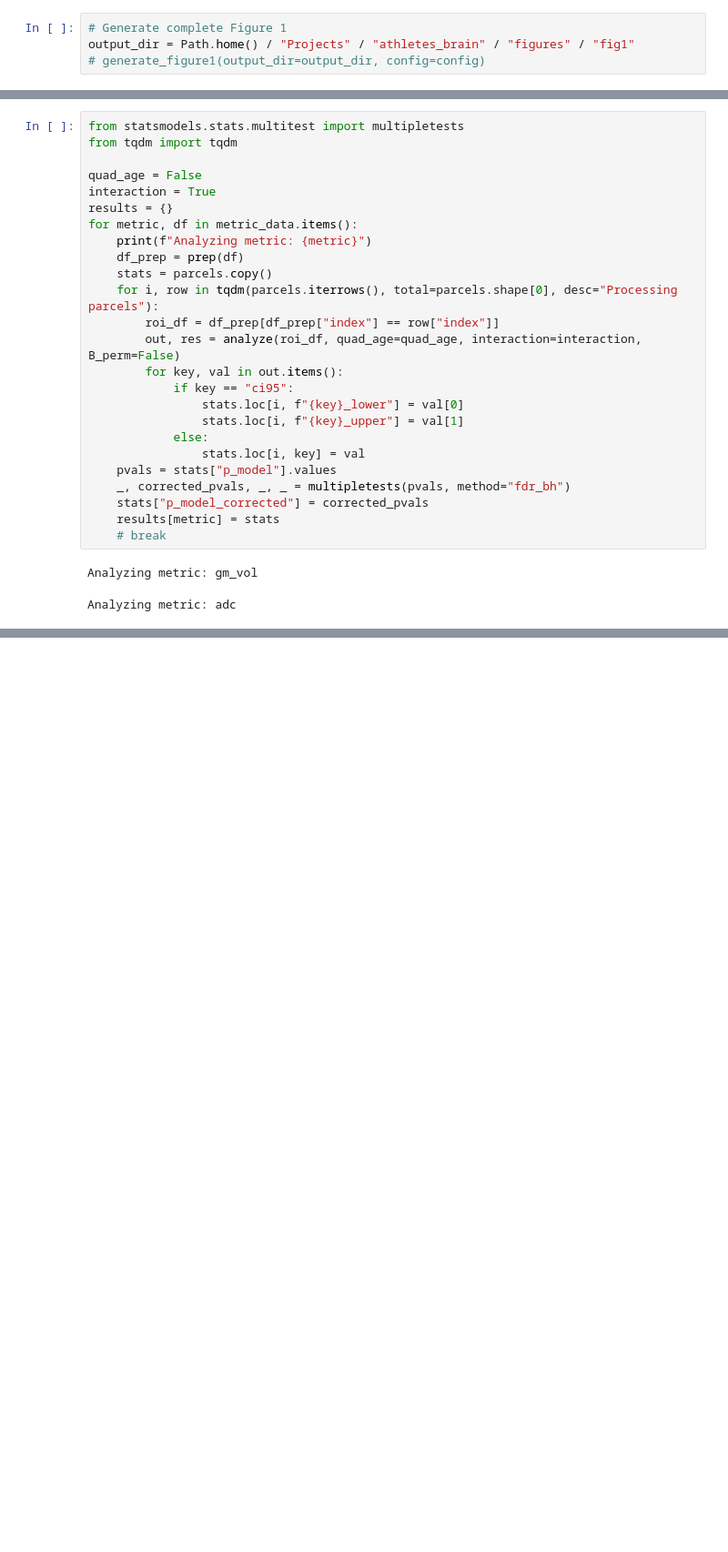
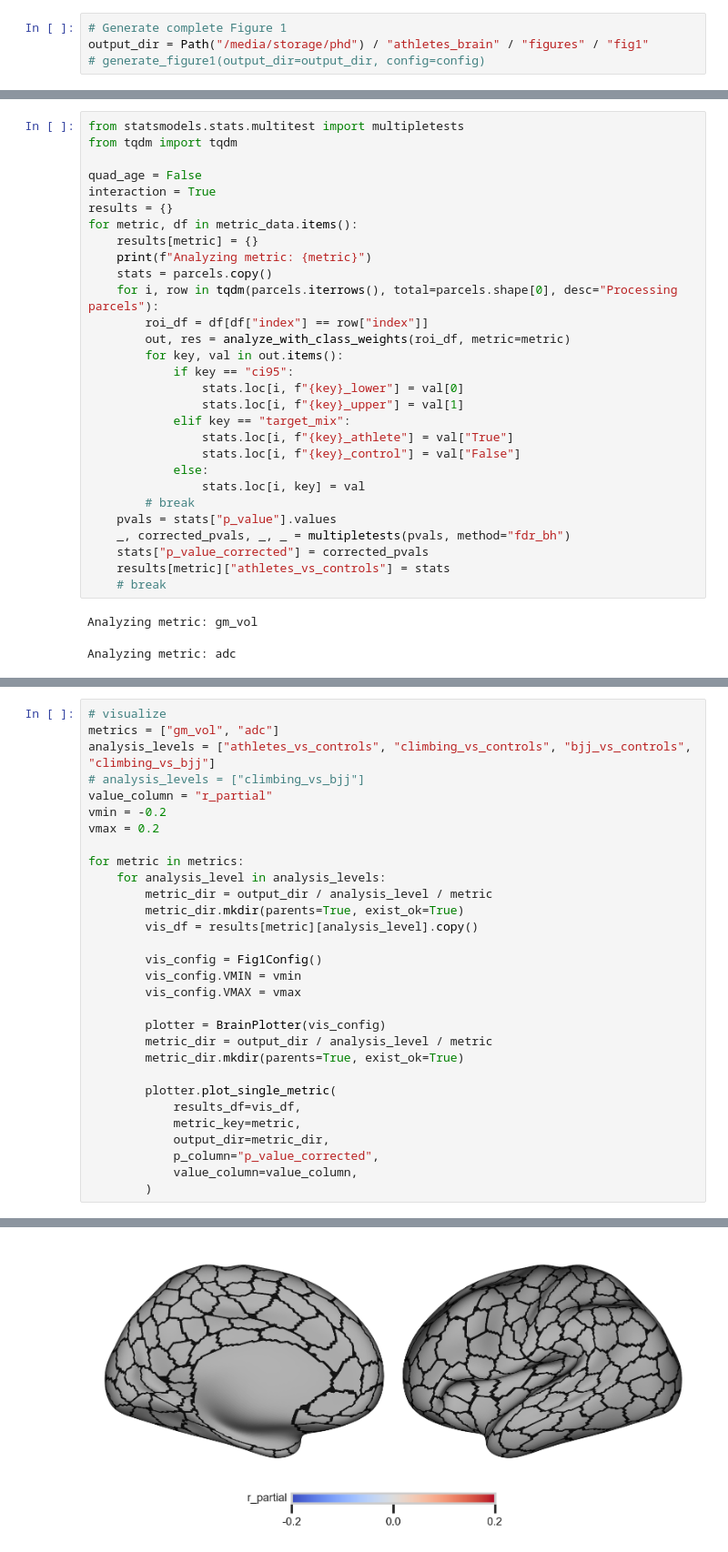
Before and after one commit to GalKepler/athletes_brain, a Jupyter notebook: notebooks/fig1/fig1_new.ipynb, the cells around one changed output, grey strips where cells are left out. Shown at 91% size. Saved outputs shown, nothing was run; the diff lists cells and outputs as text; blank space fills up the shorter version.

```diff
--- a/notebooks/fig1/fig1_new.ipynb
+++ b/notebooks/fig1/fig1_new.ipynb
@@ -58,7 +58,7 @@ Visualization range: [-5, 5]
 Use the main function to generate all comparisons and visualizations.
 # %%
 # Generate complete Figure 1
-output_dir = Path.home() / "Projects" / "athletes_brain" / "figures" / "fig1"
+output_dir = Path("/media/storage/phd") / "athletes_brain" / "figures" / "fig1"
 # generate_figure1(output_dir=output_dir, config=config)
 # %% [markdown]
 ## Step-by-Step Analysis
@@ -208,22 +148,26 @@ quad_age = False
 interaction = True
 results = {}
 for metric, df in metric_data.items():
+    results[metric] = {}
     print(f"Analyzing metric: {metric}")
-    df_prep = prep(df)
     stats = parcels.copy()
     for i, row in tqdm(parcels.iterrows(), total=parcels.shape[0], desc="Processing parcels"):
-        roi_df = df_prep[df_prep["index"] == row["index"]]
-        out, res = analyze(roi_df, quad_age=quad_age, interaction=interaction, B_perm=False)
+        roi_df = df[df["index"] == row["index"]]
+        out, res = analyze_with_class_weights(roi_df, metric=metric)
         for key, val in out.items():
             if key == "ci95":
                 stats.loc[i, f"{key}_lower"] = val[0]
                 stats.loc[i, f"{key}_upper"] = val[1]
+            elif key == "target_mix":
+                stats.loc[i, f"{key}_athlete"] = val["True"]
+                stats.loc[i, f"{key}_control"] = val["False"]
             else:
                 stats.loc[i, key] = val
-    pvals = stats["p_model"].values
+        # break
+    pvals = stats["p_value"].values
     _, corrected_pvals, _, _ = multipletests(pvals, method="fdr_bh")
-    stats["p_model_corrected"] = corrected_pvals
-    results[metric] = stats
+    stats["p_value_corrected"] = corrected_pvals
+    results[metric]["athletes_vs_controls"] = stats
     # break
 # %% [output]
 Analyzing metric: gm_vol
@@ -250,0 +287,31 @@ stats.sort_values("p_model_corrected").head(20)
+# %%
+# visualize
+metrics = ["gm_vol", "adc"]
+analysis_levels = ["athletes_vs_controls", "climbing_vs_controls", "bjj_vs_controls", "climbing_vs_bjj"]
+# analysis_levels = ["climbing_vs_bjj"]
+value_column = "r_partial"
+vmin = -0.2
+vmax = 0.2
+
+for metric in metrics:
+    for analysis_level in analysis_levels:
+        metric_dir = output_dir / analysis_level / metric
+        metric_dir.mkdir(parents=True, exist_ok=True)
+        vis_df = results[metric][analysis_level].copy()
+
+        vis_config = Fig1Config()
+        vis_config.VMIN = vmin
+        vis_config.VMAX = vmax
+
+        plotter = BrainPlotter(vis_config)
+        metric_dir = output_dir / analysis_level / metric
+        metric_dir.mkdir(parents=True, exist_ok=True)
+
+        plotter.plot_single_metric(
+            results_df=vis_df,
+            metric_key=metric,
+            output_dir=metric_dir,
+            p_column="p_value_corrected",
+            value_column=value_column,
+        )
+# %% [output]
@@ -250,0 +335 @@ stats.sort_values("p_model_corrected").head(20)
+[figure, added]
```
Also changed, not shown: parts of 9 cells of this notebook, 7 other files.
